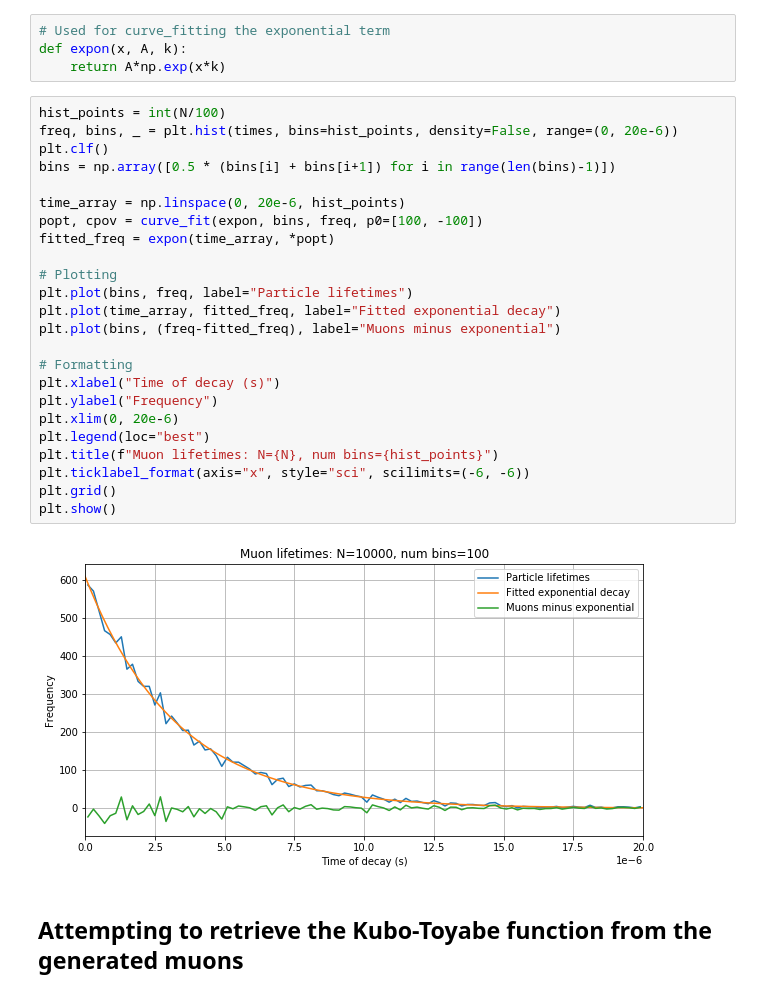
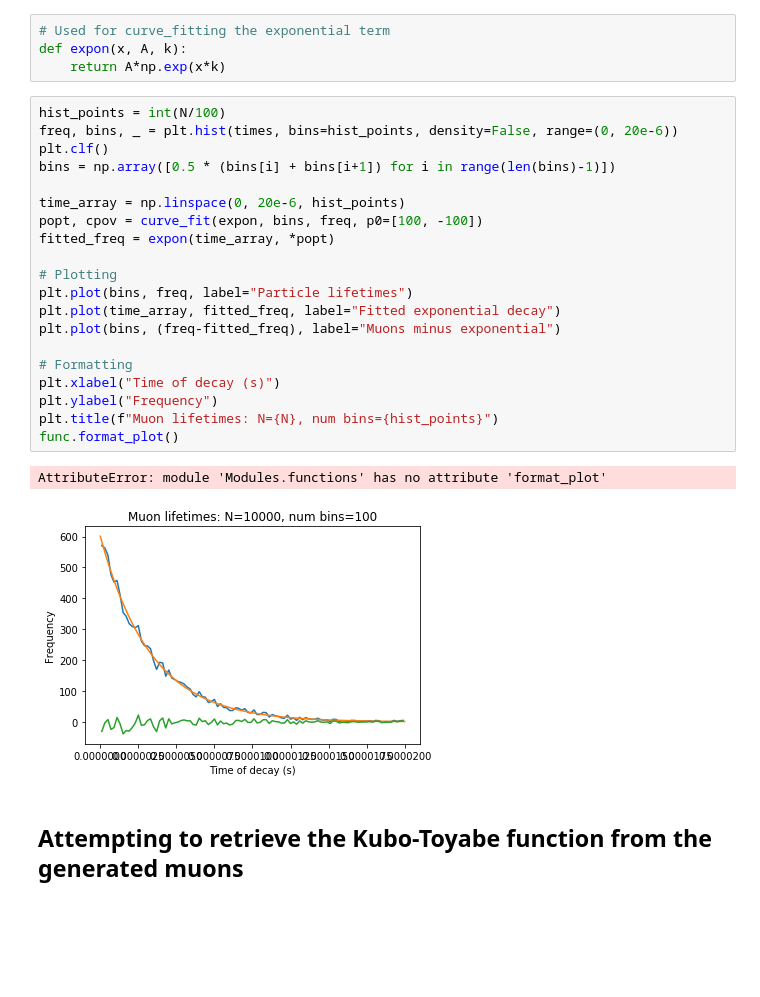
Before and after one commit to AJO-Python/Muon_magnets, a Jupyter notebook: Project_notebook.ipynb, the cells around one changed output. Saved outputs shown, nothing was run; the diff lists cells and outputs as text; blank space fills up the shorter version.

Commit message:
Added figure formatting function

```diff
--- a/Project_notebook.ipynb
+++ b/Project_notebook.ipynb
@@ -115,29 +119,26 @@ def expon(x, A, k):
 # %%
 hist_points = int(N/100)
 freq, bins, _ = plt.hist(times, bins=hist_points, density=False, range=(0, 20e-6))
 plt.clf()
 bins = np.array([0.5 * (bins[i] + bins[i+1]) for i in range(len(bins)-1)])
 
 time_array = np.linspace(0, 20e-6, hist_points)
 popt, cpov = curve_fit(expon, bins, freq, p0=[100, -100])
 fitted_freq = expon(time_array, *popt)
 
 # Plotting
 plt.plot(bins, freq, label="Particle lifetimes")
 plt.plot(time_array, fitted_freq, label="Fitted exponential decay")
 plt.plot(bins, (freq-fitted_freq), label="Muons minus exponential")
 
 # Formatting
 plt.xlabel("Time of decay (s)")
 plt.ylabel("Frequency")
-plt.xlim(0, 20e-6)
-plt.legend(loc="best")
 plt.title(f"Muon lifetimes: N={N}, num bins={hist_points}")
-plt.ticklabel_format(axis="x", style="sci", scilimits=(-6, -6))
-plt.grid()
-plt.show()
+func.format_plot()
 # %% [output]
+AttributeError: module 'Modules.functions' has no attribute 'format_plot'
-[figure, old version]
+[figure, new version]
 # %% [markdown]
 ## Attempting to retrieve the Kubo-Toyabe function from the generated muons
 # %%
```
Also changed, not shown: parts of 1 cell of this notebook, 5 other files.
